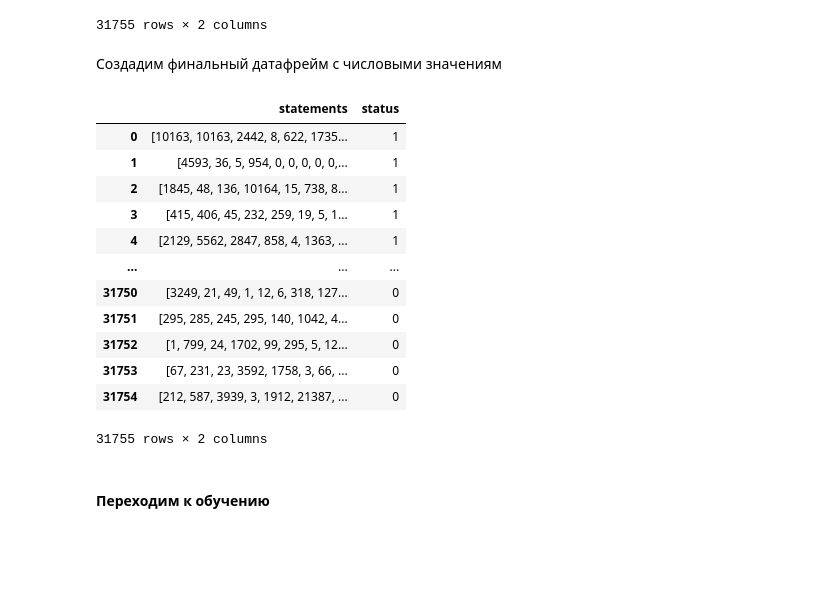
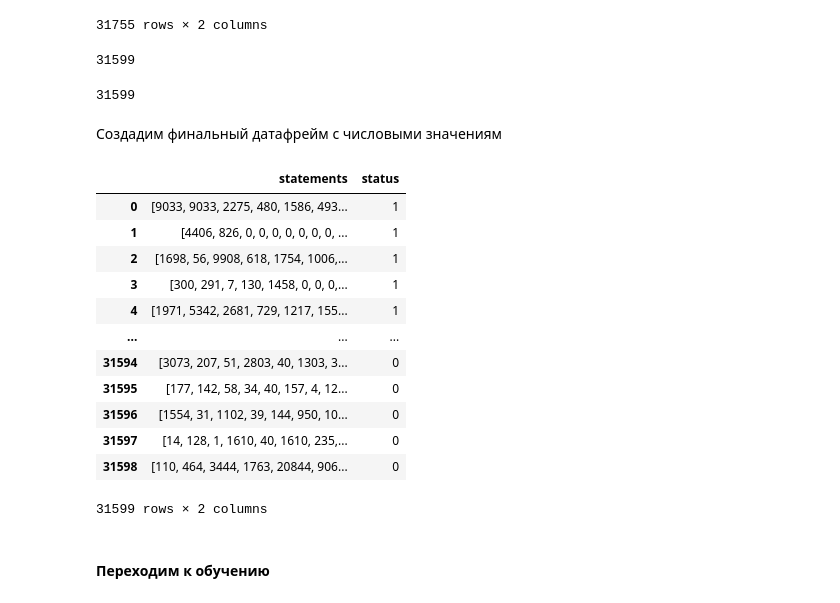
Before and after one commit to valerysukmanyuk/ML_HSE, a Jupyter notebook: HW_3/HW_3.ipynb, the cells around one changed output. Saved outputs shown, nothing was run; the diff lists cells and outputs as text; code cells hidden in the pictures; blank space fills up the shorter version.

```diff
--- a/HW_3/HW_3.ipynb
+++ b/HW_3/HW_3.ipynb
@@ -47,6 +89,7 @@ memory usage: 828.9+ KB
 df_depr_norm = df[df['status'].isin(['Depression', 'Normal'])].reset_index(drop=True)
 df_depr_norm['statement'] = df_depr_norm['statement'].astype(str)
 texts = df_depr_norm['statement'].tolist()
+statuses = df_depr_norm['status'].tolist()
 df_depr_norm
 # %% [output]
 |  | statement | status |
@@ -62,11 +105,26 @@ df_depr_norm
 | 31753 | Depression feels like you’re drow... | Depression |
 | 31754 | mental hospital- payment and ward... | Depression |
 31755 rows × 2 columns
+# %%
+cleaned_texts = total_slay(texts)
+# %%
+for index, text in enumerate(cleaned_texts):
+    if text == "":
+        statuses.pop(index)
+        cleaned_texts.pop(index)
+# %%
+len(cleaned_texts)
+# %% [output]
+31599
+# %%
+len(statuses)
+# %% [output]
+31599
 # %%
 # Создаем токенизатор и обучаем на текстах
 tokenizer = Tokenizer()
-tokenizer.fit_on_texts(texts)
-sequences = tokenizer.texts_to_sequences(texts)
+tokenizer.fit_on_texts(cleaned_texts)
+sequences = tokenizer.texts_to_sequences(cleaned_texts)
 
 # Добиваем последовательности до одной длинны
 padded_sequences = pad_sequences(sequences, padding='post')
@@ -75,24 +133,24 @@ padded_sequences = pad_sequences(sequences, padding='post')
 # %%
 data = pd.DataFrame()
 data['statements'] = list(padded_sequences)
-data['status'] = df_depr_norm['status']
+data['status'] = list(statuses)
 # Приводим категориальные данные в числовые
-data['status'] = status = LabelEncoder().fit_transform(df_depr_norm['status'])
+data['status'] = status = LabelEncoder().fit_transform(statuses)
 data # 1 - Normal, 0 - Depression
 # %% [output]
 |  | statements | status |
-| 0 | [10163, 10163, 2442, 8, 622, 1735... | 1 |
-| 1 | [4593, 36, 5, 954, 0, 0, 0, 0, 0,... | 1 |
-| 2 | [1845, 48, 136, 10164, 15, 738, 8... | 1 |
-| 3 | [415, 406, 45, 232, 259, 19, 5, 1... | 1 |
-| 4 | [2129, 5562, 2847, 858, 4, 1363, ... | 1 |
+| 0 | [9033, 9033, 2275, 480, 1586, 493... | 1 |
+| 1 | [4406, 826, 0, 0, 0, 0, 0, 0, 0, ... | 1 |
+| 2 | [1698, 56, 9908, 618, 1754, 1006,... | 1 |
+| 3 | [300, 291, 7, 130, 1458, 0, 0, 0,... | 1 |
+| 4 | [1971, 5342, 2681, 729, 1217, 155... | 1 |
 | ... | ... | ... |
-| 31750 | [3249, 21, 49, 1, 12, 6, 318, 127... | 0 |
-| 31751 | [295, 285, 245, 295, 140, 1042, 4... | 0 |
-| 31752 | [1, 799, 24, 1702, 99, 295, 5, 12... | 0 |
-| 31753 | [67, 231, 23, 3592, 1758, 3, 66, ... | 0 |
-| 31754 | [212, 587, 3939, 3, 1912, 21387, ... | 0 |
+| 31594 | [3073, 207, 51, 2803, 40, 1303, 3... | 0 |
+| 31595 | [177, 142, 58, 34, 40, 157, 4, 12... | 0 |
+| 31596 | [1554, 31, 1102, 39, 144, 950, 10... | 0 |
+| 31597 | [14, 128, 1, 1610, 40, 1610, 235,... | 0 |
+| 31598 | [110, 464, 3444, 1763, 20844, 906... | 0 |
-31755 rows × 2 columns
+31599 rows × 2 columns
 # %% [markdown]
 #### Переходим к обучению
 # %%
```
Also changed, not shown: parts of 11 cells of this notebook, 1 other file.
